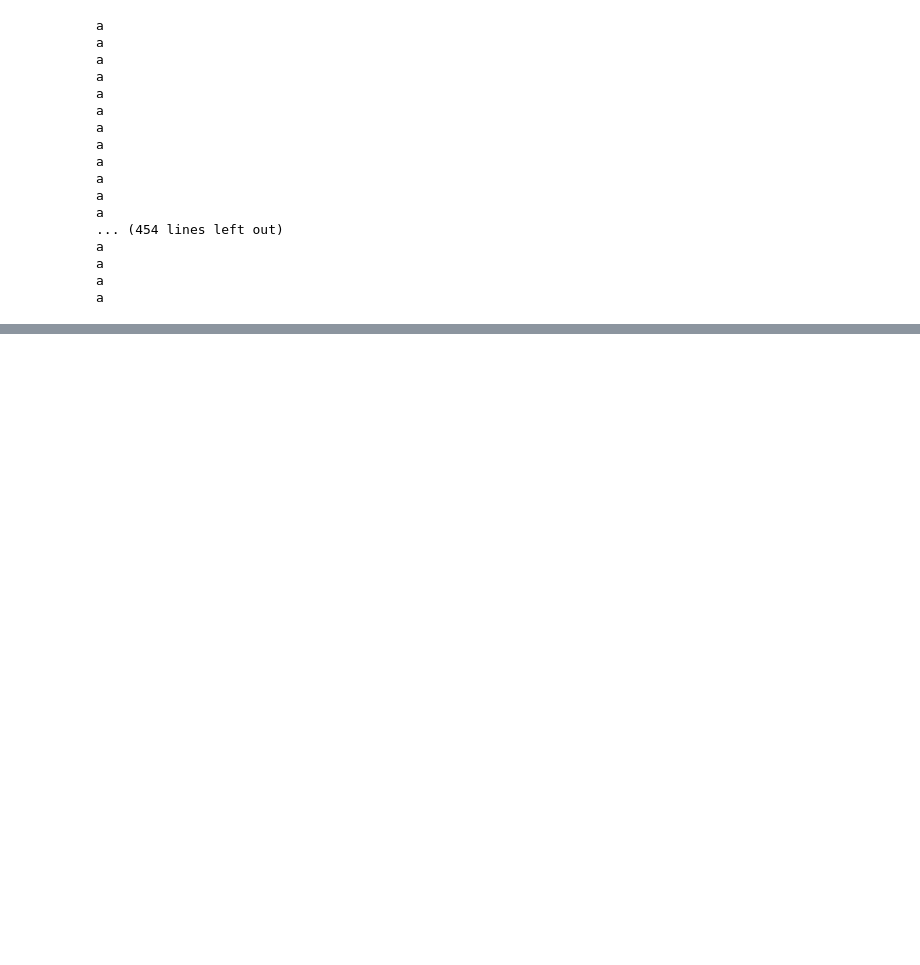
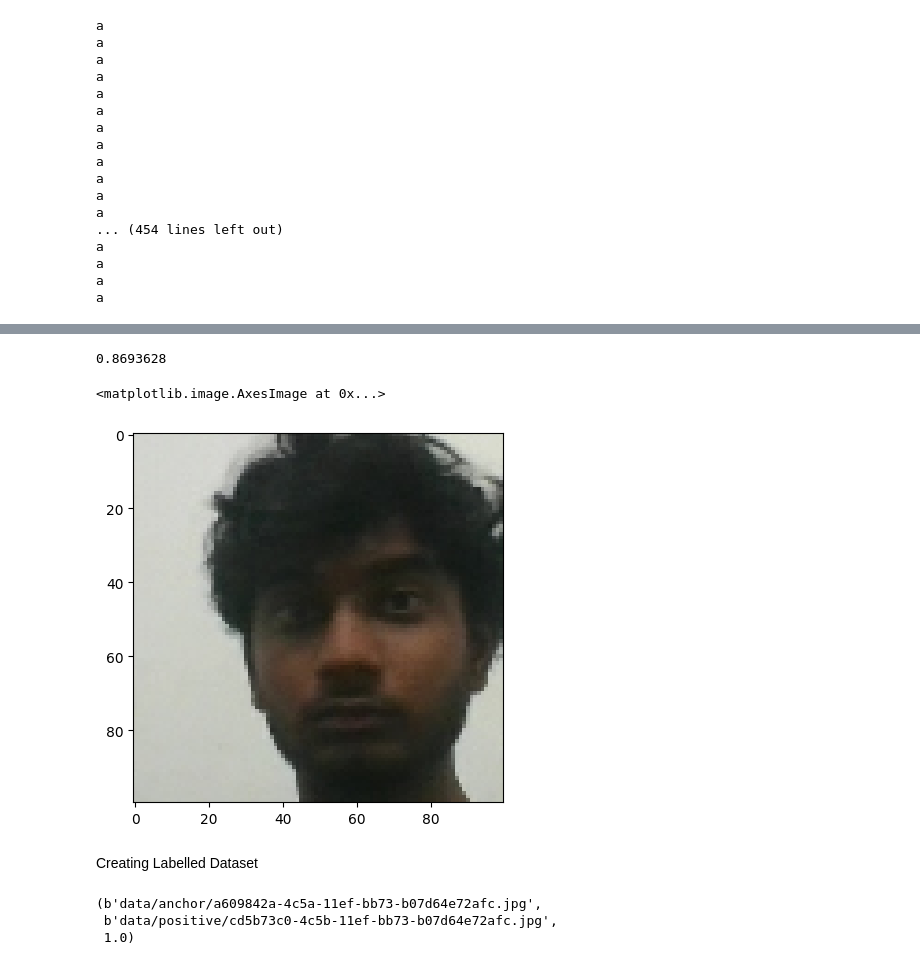
Before and after one commit to NiranjanV823/Facial-Detection-using-Siamese-Network, a Jupyter notebook: main.ipynb, the cells around one changed output, grey strips where cells are left out. Cells and saved outputs as stored; diff of their text form; code cells hidden in the pictures; blank space fills up the shorter version.

```diff
--- a/main.ipynb
+++ b/main.ipynb
@@ -157,0 +187,17 @@ cv2.destroyAllWindows()
+# %%
+def preprocess(file_path):
+    # read image from file path
+    byte_img = tf.io.read_file(file_path)
+
+    #Load the img
+    img = tf.io.decode_jpeg(byte_img)
+
+    # Resizing img to 100x100x3
+    img = tf.image.resize(img,(100,100))
+
+    # scale img between 0 to 1
+    img = img /255.0
+
+    return img
+# %%
+img = preprocess('data/anchor/a00500f4-4c5a-11ef-bb73-b07d64e72afc.jpg')
@@ -157,0 +224,11 @@ cv2.destroyAllWindows()
+# %%
+img.numpy().max()
+# %% [output]
+0.8693628
+# %%
+plt.imshow(img)
+# %% [output]
+<matplotlib.image.AxesImage at 0x...>
+[figure, added]
+# %% [markdown]
+Creating Labelled Dataset
@@ -157,0 +243,6 @@ cv2.destroyAllWindows()
+# %%
+example
+# %% [output]
+(b'data/anchor/a609842a-4c5a-11ef-bb73-b07d64e72afc.jpg',
+ b'data/positive/cd5b73c0-4c5b-11ef-bb73-b07d64e72afc.jpg',
+ 1.0)
```
Also changed, not shown: parts of 30 cells of this notebook, 1 other file.
